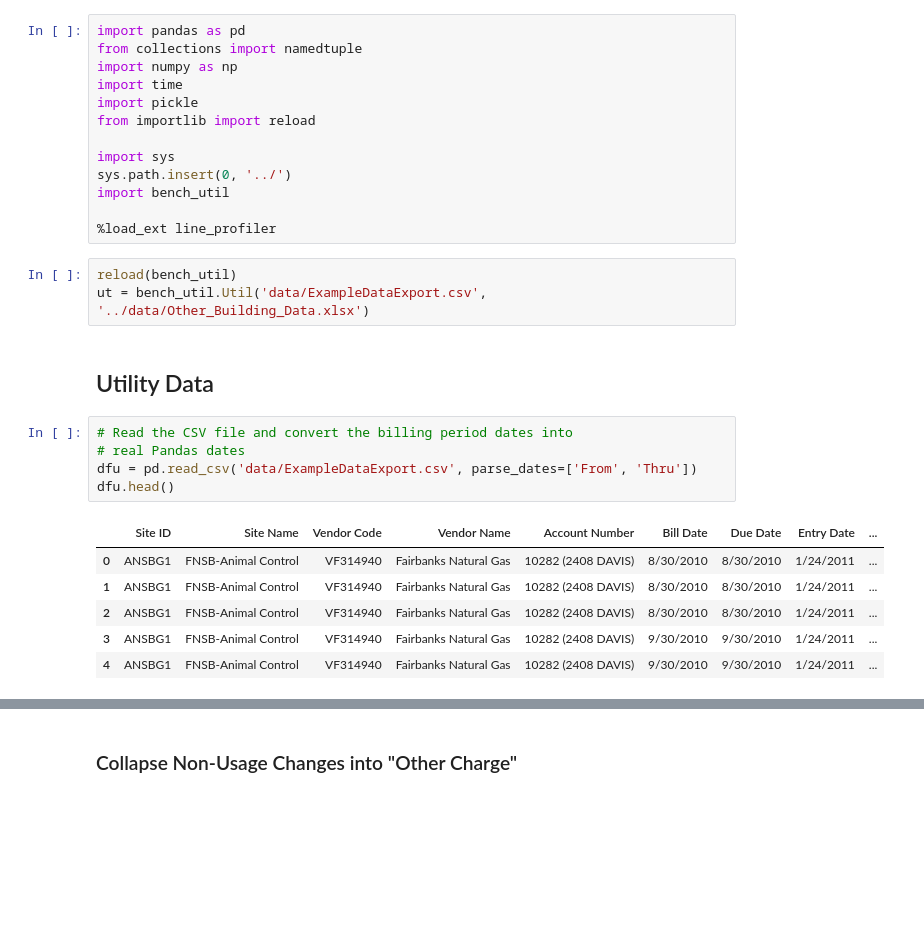
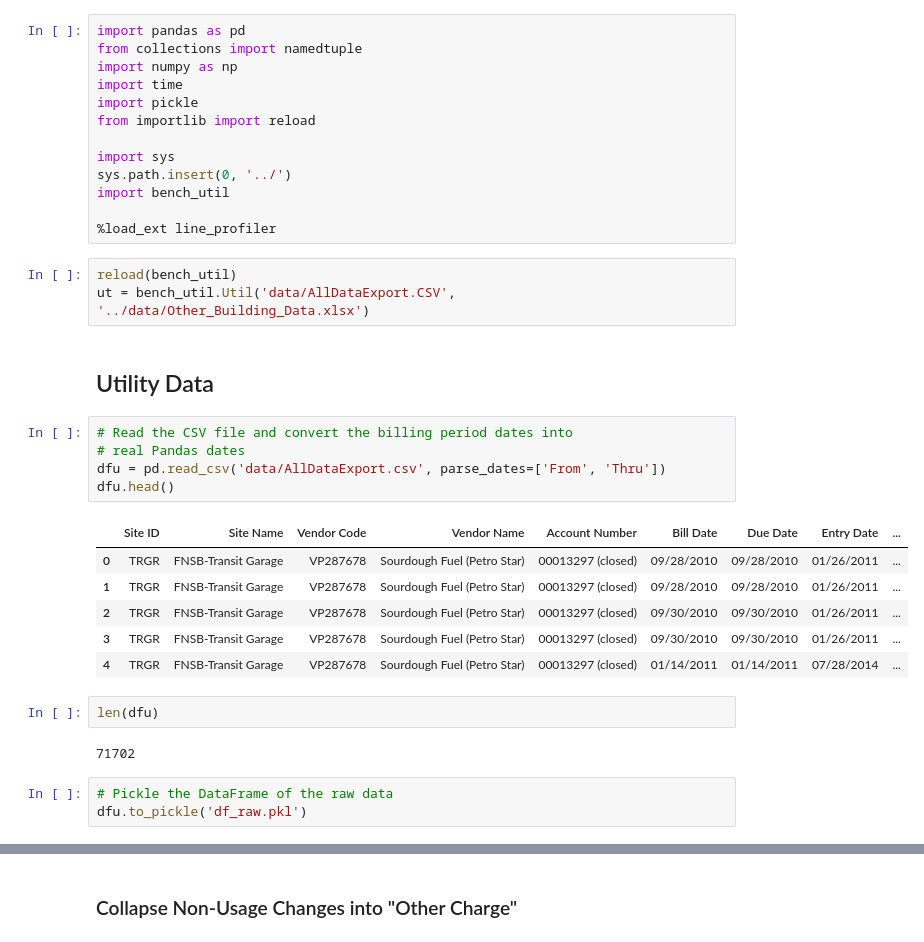
Before and after one commit to alanmitchell/fnsb-benchmark, a Jupyter notebook: testing/preprocess_data.ipynb, the cells around one changed output, grey strips where cells are left out. Drawn from its saved outputs; the diff is of its cells as text; blank space fills up the shorter version.

Commit message:
More utility functions and finished Page 3 Example.

```diff
--- a/testing/preprocess_data.ipynb
+++ b/testing/preprocess_data.ipynb
@@ -15,21 +15,28 @@ import bench_util
 %load_ext line_profiler
 # %%
 reload(bench_util)
-ut = bench_util.Util('data/ExampleDataExport.csv', '../data/Other_Building_Data.xlsx')
+ut = bench_util.Util('data/AllDataExport.CSV', '../data/Other_Building_Data.xlsx')
 # %% [markdown]
 ## Utility Data
 # %%
 # Read the CSV file and convert the billing period dates into
 # real Pandas dates
-dfu = pd.read_csv('data/ExampleDataExport.csv', parse_dates=['From', 'Thru'])
+dfu = pd.read_csv('data/AllDataExport.csv', parse_dates=['From', 'Thru'])
 dfu.head()
 # %% [output]
 |  | Site ID | Site Name | Vendor Code | Vendor Name | Account Number | Bill Date | Due Date | Entry Date | ... |
-| 0 | ANSBG1 | FNSB-Animal Control | VF314940 | Fairbanks Natural Gas | 10282 (2408 DAVIS) | 8/30/2010 | 8/30/2010 | 1/24/2011 | ... |
-| 1 | ANSBG1 | FNSB-Animal Control | VF314940 | Fairbanks Natural Gas | 10282 (2408 DAVIS) | 8/30/2010 | 8/30/2010 | 1/24/2011 | ... |
-| 2 | ANSBG1 | FNSB-Animal Control | VF314940 | Fairbanks Natural Gas | 10282 (2408 DAVIS) | 8/30/2010 | 8/30/2010 | 1/24/2011 | ... |
-| 3 | ANSBG1 | FNSB-Animal Control | VF314940 | Fairbanks Natural Gas | 10282 (2408 DAVIS) | 9/30/2010 | 9/30/2010 | 1/24/2011 | ... |
-| 4 | ANSBG1 | FNSB-Animal Control | VF314940 | Fairbanks Natural Gas | 10282 (2408 DAVIS) | 9/30/2010 | 9/30/2010 | 1/24/2011 | ... |
+| 0 | TRGR | FNSB-Transit Garage | VP287678 | Sourdough Fuel (Petro Star) | 00013297 (closed) | 09/28/2010 | 09/28/2010 | 01/26/2011 | ... |
+| 1 | TRGR | FNSB-Transit Garage | VP287678 | Sourdough Fuel (Petro Star) | 00013297 (closed) | 09/28/2010 | 09/28/2010 | 01/26/2011 | ... |
+| 2 | TRGR | FNSB-Transit Garage | VP287678 | Sourdough Fuel (Petro Star) | 00013297 (closed) | 09/30/2010 | 09/30/2010 | 01/26/2011 | ... |
+| 3 | TRGR | FNSB-Transit Garage | VP287678 | Sourdough Fuel (Petro Star) | 00013297 (closed) | 09/30/2010 | 09/30/2010 | 01/26/2011 | ... |
+| 4 | TRGR | FNSB-Transit Garage | VP287678 | Sourdough Fuel (Petro Star) | 00013297 (closed) | 01/14/2011 | 01/14/2011 | 07/28/2014 | ... |
+# %%
+len(dfu)
+# %% [output]
+71702
+# %%
+# Pickle the DataFrame of the raw data
+dfu.to_pickle('df_raw.pkl')
 # %%
 cols = ['Site ID', 'Vendor Code', 'Vendor Name', 'Account Number', 'Service Name', 'Item Description',
        'Meter Number', 'Units', 'Account Financial Code', 'Site Financial Code']
```
Also changed, not shown: parts of 14 cells of this notebook, 3 other files.
